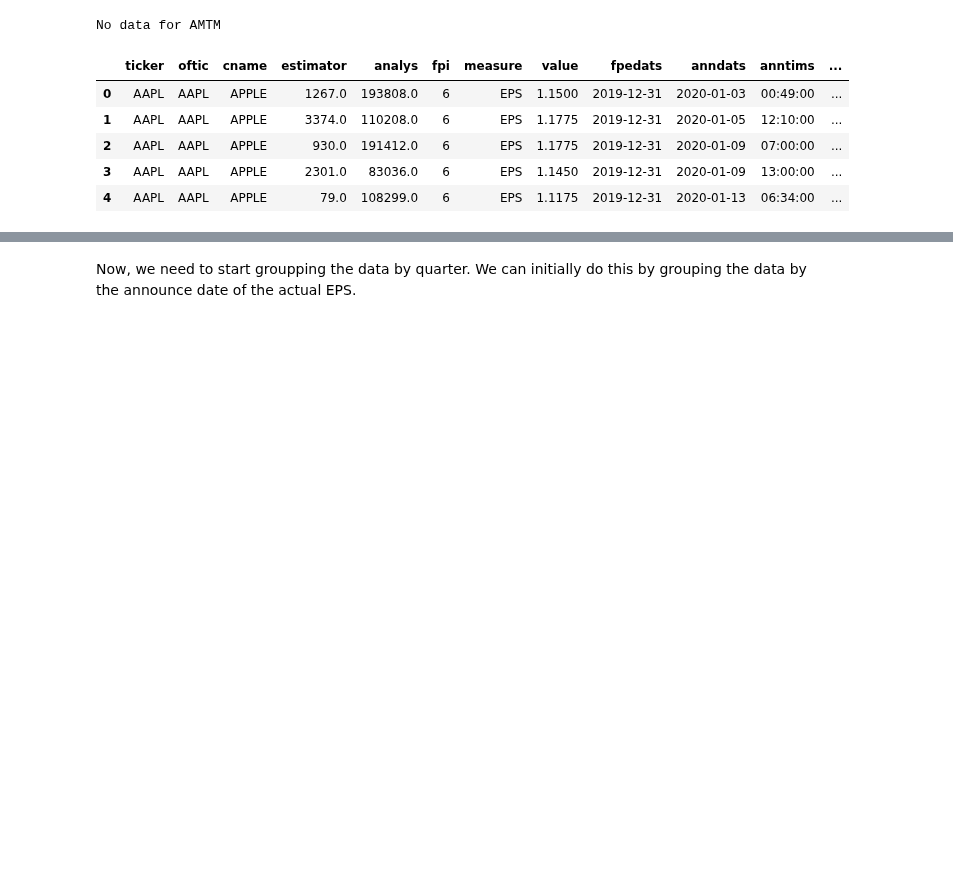
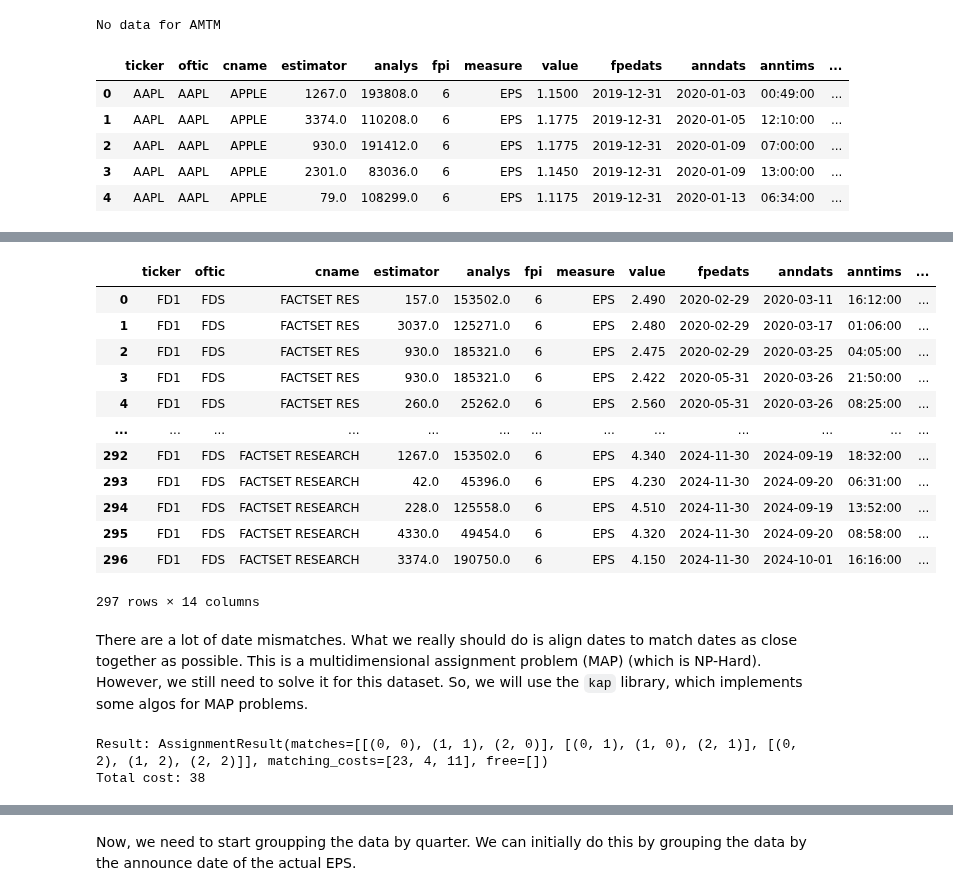
Before and after one commit to jacobf18/Dist-NN, a Jupyter notebook: wrds.ipynb, the cells around one changed output, grey strips where cells are left out. Cells and saved outputs as stored; diff of their text form; code cells hidden in the pictures; blank space fills up the shorter version.

Commit message:
started to solve date mismatch problem

```diff
--- a/wrds.ipynb
+++ b/wrds.ipynb
@@ -77,0 +120,45 @@ ibes_data['AAPL'].head()
+# %%
+ibes_data['FDS']
+# %% [output]
+|  | ticker | oftic | cname | estimator | analys | fpi | measure | value | fpedats | anndats | anntims | ... |
+| 0 | FD1 | FDS | FACTSET RES | 157.0 | 153502.0 | 6 | EPS | 2.490 | 2020-02-29 | 2020-03-11 | 16:12:00 | ... |
+| 1 | FD1 | FDS | FACTSET RES | 3037.0 | 125271.0 | 6 | EPS | 2.480 | 2020-02-29 | 2020-03-17 | 01:06:00 | ... |
+| 2 | FD1 | FDS | FACTSET RES | 930.0 | 185321.0 | 6 | EPS | 2.475 | 2020-02-29 | 2020-03-25 | 04:05:00 | ... |
+| 3 | FD1 | FDS | FACTSET RES | 930.0 | 185321.0 | 6 | EPS | 2.422 | 2020-05-31 | 2020-03-26 | 21:50:00 | ... |
+| 4 | FD1 | FDS | FACTSET RES | 260.0 | 25262.0 | 6 | EPS | 2.560 | 2020-05-31 | 2020-03-26 | 08:25:00 | ... |
+| ... | ... | ... | ... | ... | ... | ... | ... | ... | ... | ... | ... | ... |
+| 292 | FD1 | FDS | FACTSET RESEARCH | 1267.0 | 153502.0 | 6 | EPS | 4.340 | 2024-11-30 | 2024-09-19 | 18:32:00 | ... |
+| 293 | FD1 | FDS | FACTSET RESEARCH | 42.0 | 45396.0 | 6 | EPS | 4.230 | 2024-11-30 | 2024-09-20 | 06:31:00 | ... |
+| 294 | FD1 | FDS | FACTSET RESEARCH | 228.0 | 125558.0 | 6 | EPS | 4.510 | 2024-11-30 | 2024-09-19 | 13:52:00 | ... |
+| 295 | FD1 | FDS | FACTSET RESEARCH | 4330.0 | 49454.0 | 6 | EPS | 4.320 | 2024-11-30 | 2024-09-20 | 08:58:00 | ... |
+| 296 | FD1 | FDS | FACTSET RESEARCH | 3374.0 | 190750.0 | 6 | EPS | 4.150 | 2024-11-30 | 2024-10-01 | 16:16:00 | ... |
+297 rows × 14 columns
+# %% [markdown]
+There are a lot of date mismatches. What we really should do is align dates to match dates as close together as possible. This is a multidimensional assignment problem (MAP) (which is NP-Hard). However, we still need to solve it for this dataset. So, we will use the `kap` library, which implements some algos for MAP problems.
+# %%
+from kap import k_assignment
+
+costs = [
+    np.array([  # (0, 1)
+        [9, 6, 4],
+        [4, 4, 6],
+        [3, 9, 2]
+    ]),
+    np.array([  # (0, 2)
+        [8, 2, 9],
+        [5, 0, 4],
+        [8, 7, 4]
+    ]),
+    np.array([  # (1, 2)
+        [4, 0, 9],
+        [9, 9, 6],
+        [8, 9, 5]
+    ]),
+]
+matching_result = k_assignment(costs, algo="Em", return_free=True, backend="scipy")
+print("Result:", matching_result)
+# Result: AssignmentResult(matches=[[(0, 0), (1, 1), (2, 0)], [(0, 1), (1, 0), (2, 1)], [(0, 2), (1, 2), (2, 2)]], matching_costs=[23, 4, 11], free=[])
+print("Total cost:", sum(matching_result.matching_costs))
+# %% [output]
+Result: AssignmentResult(matches=[[(0, 0), (1, 1), (2, 0)], [(0, 1), (1, 0), (2, 1)], [(0, 2), (1, 2), (2, 2)]], matching_costs=[23, 4, 11], free=[])
+Total cost: 38
```
Also changed, not shown: parts of 10 cells of this notebook.
